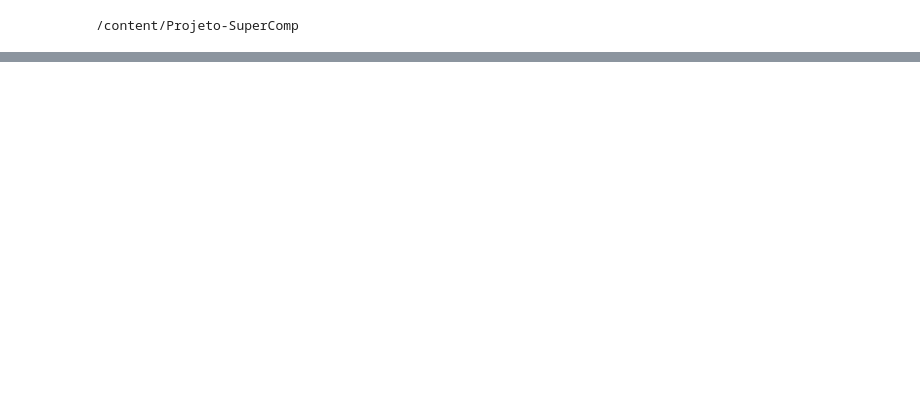
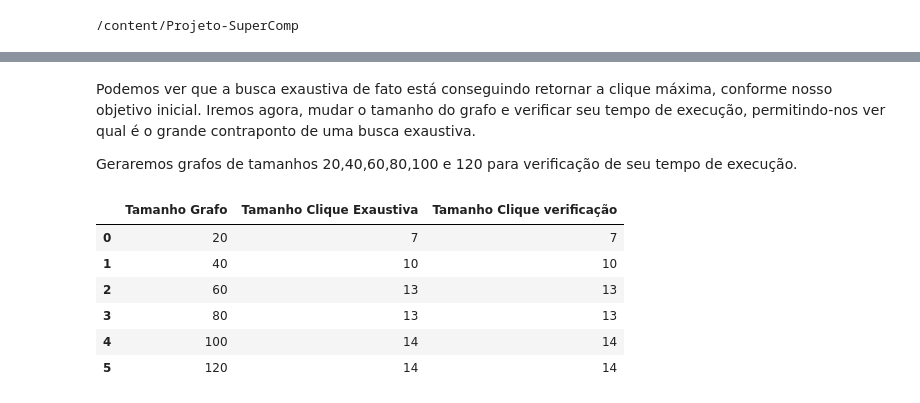
Before and after one commit to niveaabreu/Graph-Maximal-Clique, a Jupyter notebook: Relatorio.ipynb, the cells around one changed output, grey strips where cells are left out. Drawn from its saved outputs; the diff is of its cells as text; code cells hidden in the pictures; blank space fills up the shorter version.

```diff
--- a/Relatorio.ipynb
+++ b/Relatorio.ipynb
@@ -47,0 +228,44 @@ Grafo densamente conectado gerado e salvo em 'grafo.txt'.
+# %% [markdown]
+Podemos ver que a busca exaustiva de fato está conseguindo retornar a clique máxima, conforme nosso objetivo inicial.
+Iremos agora, mudar o tamanho do grafo e verificar seu tempo de execução, permitindo-nos ver qual é o grande contraponto de uma busca exaustiva.
+
+Geraremos grafos de tamanhos 20,40,60,80,100 e 120 para verificação de seu tempo de execução.
+# %%
+import subprocess
+import time
+
+tempo_exaustiva = []
+tamanho_clique_exaustiva = []
+tempos_verificacao = []
+tamanho_clique_verificacao = []
+tamanhos = [20,40,60,80,100,120]
+for i in tamanhos:
+  subprocess.run(['python',"implementações/cria_grafo.py",str(i)])
+
+  inicio = time.perf_counter()
+  exaustiva = subprocess.run(['./exaustiva'], text=True, capture_output=True)
+  fim = time.perf_counter()
+  tempo_exaustiva.append(fim-inicio)
+  tamanho_clique_exaustiva.append(exaustiva.stdout.split(":")[1].split(" ")[1])
+
+  inicio = time.perf_counter()
+  proc_verification = subprocess.run(['python', 'implementações/verificagrafo.py'], text=True, capture_output=True)
+  fim = time.perf_counter()
+  tempos_verificacao.append(fim-inicio)
+  tamanho_clique_verificacao.append(proc_verification.stdout.split(":")[-1].strip())
+# %%
+import pandas as pd
+#Veremos aqui se os tamanhos das cliques foram os mesmos
+df = pd.DataFrame()
+df["Tamanho Grafo"] = tamanhos
+df["Tamanho Clique Exaustiva"] = tamanho_clique_exaustiva
+df["Tamanho Clique verificação"] = tamanho_clique_verificacao
+df
+# %% [output]
+|  | Tamanho Grafo | Tamanho Clique Exaustiva | Tamanho Clique verificação |
+| 0 | 20 | 7 | 7 |
+| 1 | 40 | 10 | 10 |
+| 2 | 60 | 13 | 13 |
+| 3 | 80 | 13 | 13 |
+| 4 | 100 | 14 | 14 |
+| 5 | 120 | 14 | 14 |
```
Also changed, not shown: parts of 18 cells of this notebook.
